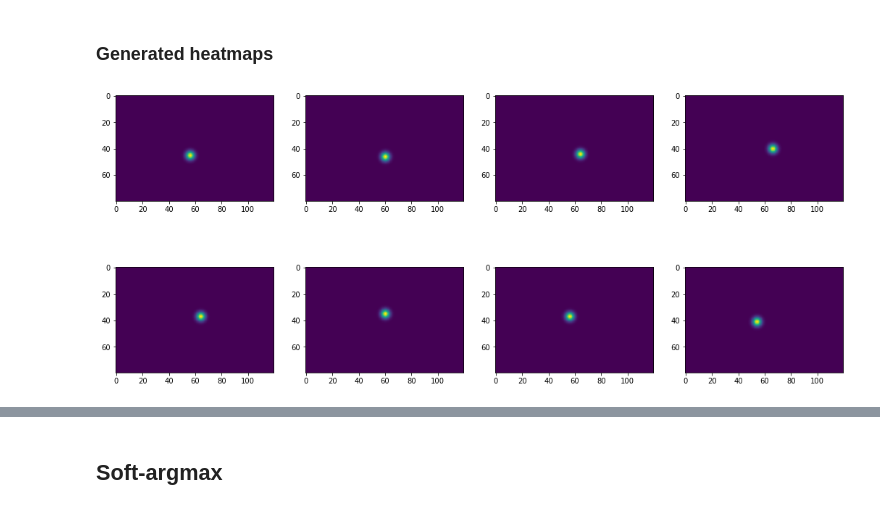
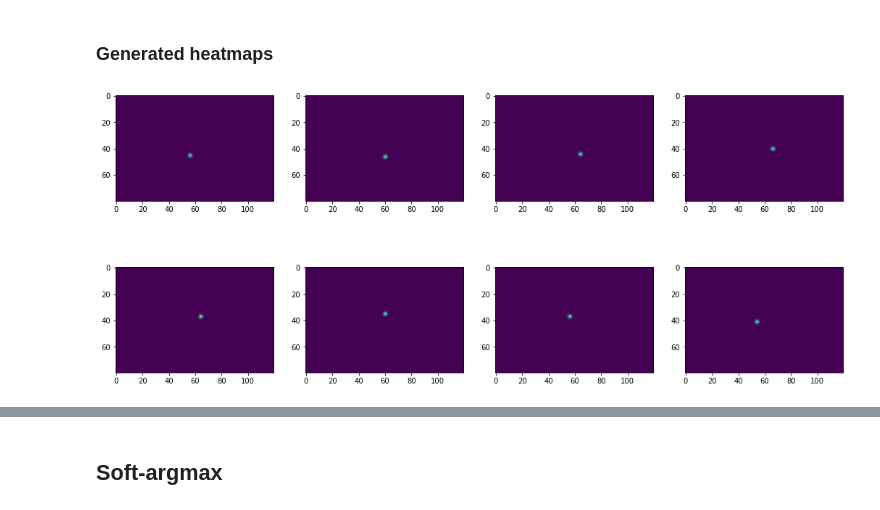
Before and after one commit to abnormalstudent/GazeEstimation, a Jupyter notebook: Hourglass.ipynb, the cells around one changed output, grey strips where cells are left out. Saved outputs shown, nothing was run; the diff lists cells and outputs as text; code cells hidden in the pictures.

```diff
--- a/Hourglass.ipynb
+++ b/Hourglass.ipynb
@@ -42,7 +41,7 @@ train_dataloader, test_dataloader = create_loader(listed_images, listed_data)
 
 It's either CPU or single GPU
 # %%
-use_gpu = False
+use_gpu = True
 device = "cuda" if use_gpu and torch.cuda.is_available() else "cpu"
 
 print("Working device : ", end='')
@@ -198,7 +123,7 @@ class EyePupilNet(nn.Module):
 # %% [markdown]
 ## Approximate heatmaps generation
 # %%
-def generate_gaussian(height, width, x_center, y_center, sigma=10):
+def generate_gaussian(height, width, x_center, y_center, sigma):
     x = torch.arange(height).reshape(height, 1).to(device)
     y = torch.arange(width).reshape(width, 1).T.to(device)
     gauss = torch.exp(-(x-x_center)**2/sigma).matmul(torch.exp(-(y - y_center) ** 2/sigma))
@@ -220,7 +145,7 @@ def create_heatmaps(pupil_landmarks, batch_size=32, height=80, width=120):
         for j in range(pupil_landmarks_amount):
             x = pupil_landmarks[i][2 * j]
             y = pupil_landmarks[i][2 * j + 1]
-            heatmaps[i][j] = generate_gaussian(height, width, y, x, sigma=10)
+            heatmaps[i][j] = generate_gaussian(height, width, y, x, sigma=1.76)
     return heatmaps.float().to(device)
 # %%
 def show_heatmaps(ax, eye, heatmaps):
@@ -409,7 +393,7 @@ plt.imshow(eye)
 # %%
 N, M = 2, 4
 fig, ax = plt.subplots(ncols=M, nrows=N, figsize=(18, 8))
 for index in range(N * M):
-    ax[index // M, index % M].imshow(hm[0][index])
+    ax[index // M, index % M].imshow(hm[0][index].detach().cpu())
 # %% [output]
-[figure, old version]
+[figure, new version]
```
Also changed, not shown: parts of 27 cells of this notebook.
